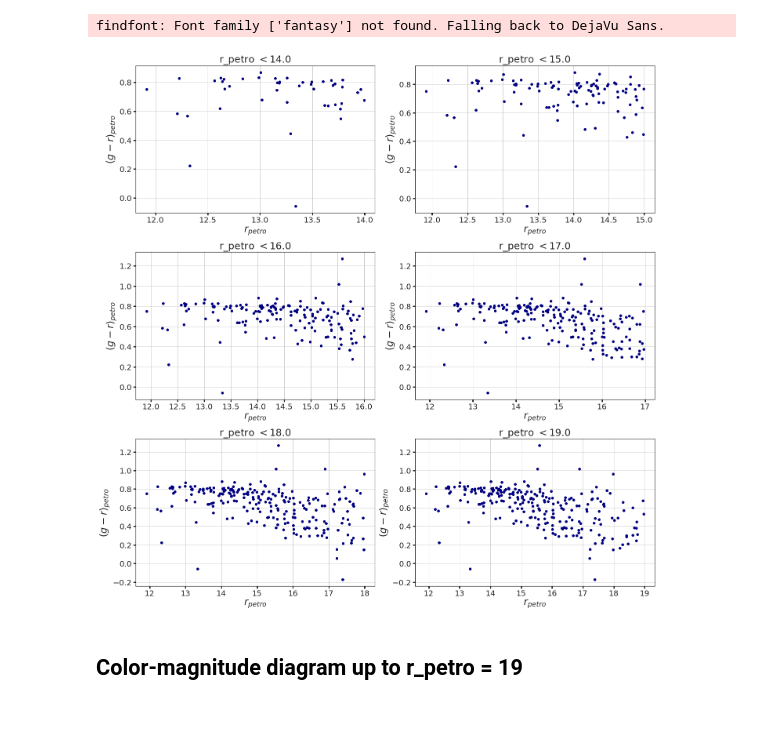
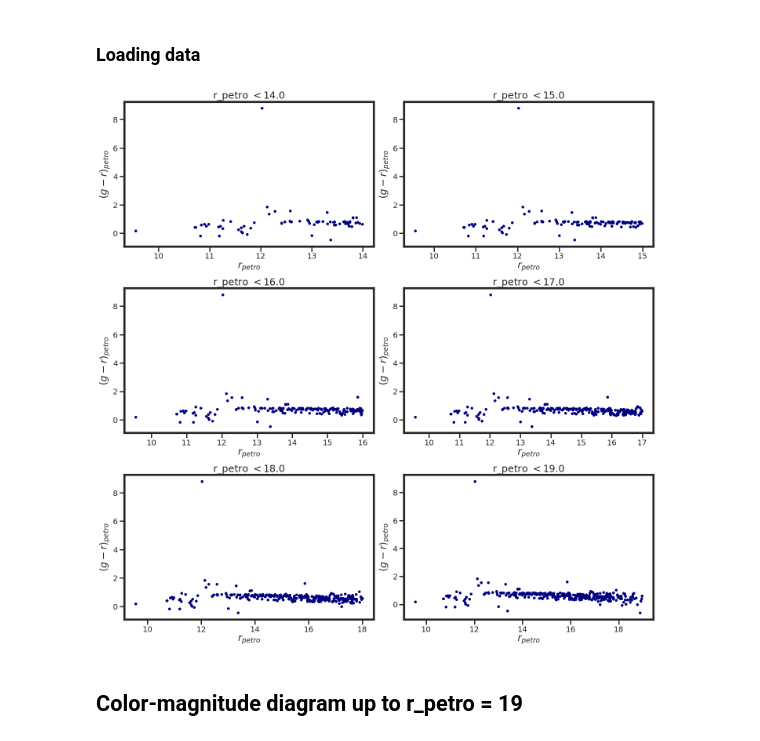
Before and after one commit to elismar2000/hydra-codes, a Jupyter notebook: color_magnitude_diagram.ipynb, the cells around one changed output. Cells and saved outputs as stored; diff of their text form; code cells hidden in the pictures.

```diff
--- a/color_magnitude_diagram.ipynb
+++ b/color_magnitude_diagram.ipynb
@@ -1,9 +1,7 @@
 # %%
 import matplotlib.pyplot as plt
+from matplotlib import rc, rcParams
 import numpy as np
 import pandas as pd
-import seaborn as sns; sns.set()
 
-sns.set_style("ticks")
-# sns.set_style("white")
-# sns.set_style("whitegrid")
+import splusdata
@@ -10,14 +10,44 @@ sns.set_style("ticks")
+# %%
+fontsize = 35
+labelsize = 35
+
+
+rc("xtick", labelsize=fontsize)
+rc("ytick", labelsize=fontsize)
+rcParams["axes.linewidth"] = 5.3
+rcParams["xtick.major.width"] = 5.3
+rcParams["xtick.minor.width"] = 5.3
+rcParams["ytick.major.width"] = 5.3
+rcParams["ytick.minor.width"] = 5.3
+rcParams["xtick.major.size"] = 12.5
+rcParams["xtick.minor.size"] = 6.5
+rcParams["ytick.major.size"] = 12.5
+rcParams["ytick.minor.size"] = 6.5
+
+font = {'family': 'serif',
+        'color':  'black',
+        'weight': 'normal',
+        'size': 50,
+        }
+
+
+cmap = plt.get_cmap('gnuplot2')
+color_values = [0.1, 0.2, 0.3, 0.4, 0.5, 0.6, 0.7, 0.8, 0.9, 1.0]
+colors = [cmap(value) for value in color_values]
+# %% [markdown]
+### Loading data
 # %%
-photoz_table = pd.read_csv("tables_photozs/hydra_probgal0.7.csv", usecols=['RA', 'DEC', 'zml', 'odds',
+photoz_table = pd.read_csv("tables_photometric/Hydra_iDR4_morecolumns.csv", usecols=['ID_1', 'RA_1', 'DEC_1', 'zml', 'odds',
                                                                        'PROB_GAL', 'r_petro', 'g_petro'])
 # %%
-ra_pz = photoz_table["RA"]
-dec_pz = photoz_table["DEC"]
+ra_pz = photoz_table["RA_1"]
+dec_pz = photoz_table["DEC_1"]
 zml = photoz_table["zml"]
 odds = photoz_table["odds"]
 prob_gal = photoz_table["PROB_GAL"]
 r_petro = photoz_table["r_petro"]
 g_petro = photoz_table["g_petro"]
+objid = photoz_table["ID_1"]
 # %%
 #Defining the center of Hydra (in degress)
 ra_0 = 159.17
@@ -35,27 +65,25 @@ distances = dist(ra_pz, dec_pz)
 # %%
 fig, axs = plt.subplots(3, 2, figsize=(20, 20))
 
 #Aqui faço um loop pra ir mudando a magnitude limite a cada plot
 for ax, mlim in zip(axs.ravel(), [14, 15, 16, 17, 18, 19]):
 
     mask = (distances < radius) & (odds > 0.8) & (prob_gal > 0.8) & (zml > 0.0) & (zml < 0.03) & (r_petro < mlim)
 
     ax.scatter(r_petro[mask], g_petro[mask] - r_petro[mask], marker='o', color='navy')
 
     ax.set_title("r_petro $< {:.1f}$".format(mlim), fontsize=25, fontname='fantasy')
     ax.set_xlabel(r"$r_{petro}$", fontsize=25)
     ax.set_ylabel(r"$(g-r)_{petro}$", fontsize=25)
 
     ax.yaxis.set_tick_params(labelsize=20, width=3)
     ax.xaxis.set_tick_params(labelsize=20, width=3)
 
-    ax.grid()
 
 fig.tight_layout()
 plt.savefig("../Figures/color-magnitude-diagrams3.pdf", format='pdf')
 # %% [output]
-findfont: Font family ['fantasy'] not found. Falling back to DejaVu Sans.
-[figure, old version]
+[figure, new version]
 # %% [markdown]
 ## Color-magnitude diagram up to r_petro = 19
 # %%
```
Also changed, not shown: parts of 8 cells of this notebook, 6 other files.
